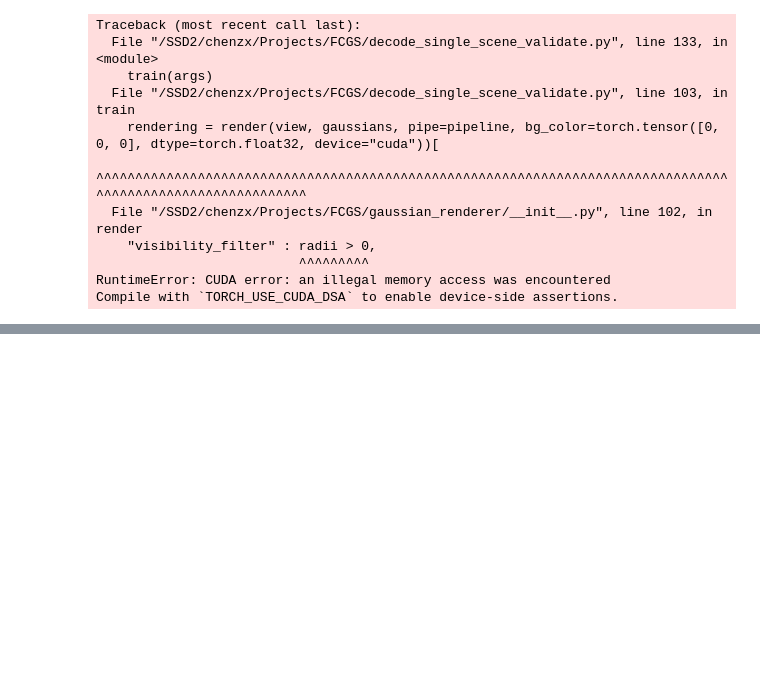
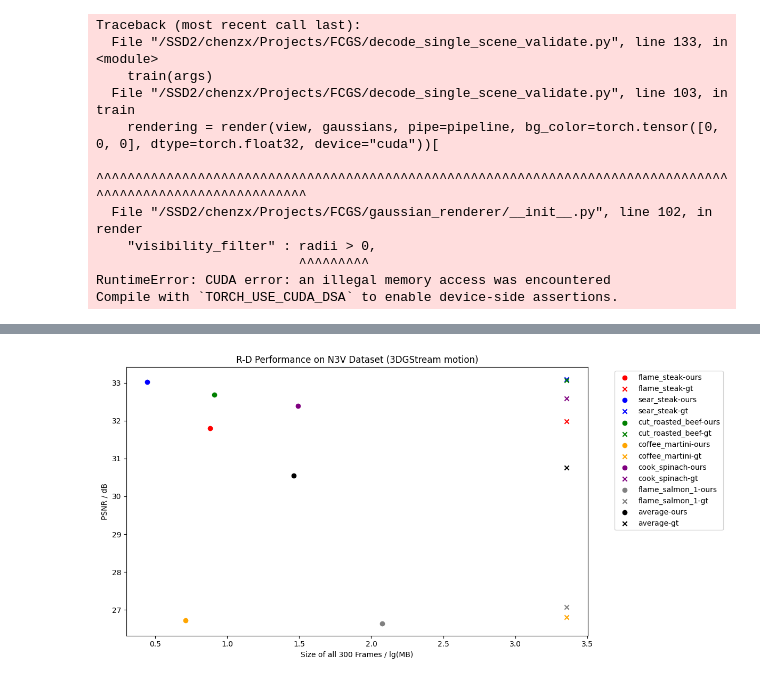
Before and after one commit to Mr-Zwkid/D-FCGS, a Jupyter notebook: myShot_FCGS.ipynb, the cells around one changed output, grey strips where cells are left out. Saved outputs shown, nothing was run; the diff lists cells and outputs as text; code cells hidden in the pictures; blank space fills up the shorter version.

```diff
--- a/myShot_FCGS.ipynb
+++ b/myShot_FCGS.ipynb
@@ -105,0 +139,13 @@ EntropyFactorizedMotion._factor.2 torch.Size([64, 3, 1])
+# %%
+import os
+import json
+
+scene = 'flame_steak'
+# scene = 'flame_salmon_1'
+for frame in range(1, 200):
+    path = f'3DGStream-Res/dynerf/{scene}/frame{frame:06d}/size.json'
+    with open(path, 'r') as f:
+        size = json.load(f)
+        prior_size = size['bits_prior_motion']
+        if prior_size > 1:
+            print(frame, prior_size)
@@ -105,0 +532,82 @@ EntropyFactorizedMotion._factor.2 torch.Size([64, 3, 1])
+# %%
+import os
+import json
+import matplotlib.pyplot as plt
+import numpy as np
+import pandas as pd
+
+# scene_list = ['sear_steak-5', 'flame_salmon_1-3', 'cut_roasted_beef-8', 'coffee_martini-4', 'flame_steak-4', 'cook_spinach-3']
+# lambda_size = 1e-2
+
+frame_start = 1
+frame_end = 300
+
+all_res = {}
+
+def get_all_data_of_all_scenes_at_lambda(lambda_size=1e-2):
+    for scene in ['flame_steak-4','sear_steak-5' , 'cut_roasted_beef-8', 'coffee_martini-4', 'cook_spinach-3', 'flame_salmon_1-3']:
+        motion_size_list = []
+        prior_size_list = []
+        total_size_list = []
+        psnr_list = []
+        size_gt_list = [7.6]*(frame_end-frame_start)
+        psnr_gt_list = []
+        frame_list = list(range(frame_start, frame_end))
+
+        for frame in range(frame_start, frame_end):
+            path_size = f'3DGStream-Res/dynerf/{scene.split("-")[0]}-{lambda_size}-joint/frame{frame:06d}/size.json'
+            with open(path_size, 'r') as f:
+                size = json.load(f)
+                motion_size = size['bits_motion']
+                prior_size = size['bits_prior_motion']
+                total_size = motion_size + prior_size
+                motion_size_list.append(motion_size)
+                prior_size_list.append(prior_size)
+                total_size_list.append(total_size)
+
+            path_psnr = f'3DGStream-Res/dynerf/{scene.split("-")[0]}-{lambda_size}-joint/frame{frame:06d}/rendering_info.json'
+            with open(path_psnr, 'r') as f:
+                psnr = json.load(f)
+                psnr = psnr['average']['PSNR']
+                psnr_list.append(psnr)
+
+            gt_path = f'output_gt/{scene}/frame{frame:06d}/results.json'
+            with open(gt_path, 'r') as f:
+                gt = json.load(f)
+                psnr_gt = gt['stage1/psnr_0']
+                psnr_gt_list.append(psnr_gt)
+
+        df = pd.DataFrame({'frame': frame_list, 'motion_size': motion_size_list, 'prior_size': prior_size_list, 'total_size': total_size_list, 'size_gt': size_gt_list, 'psnr': psnr_list, 'psnr_gt': psnr_gt_list})
+        avg = df.mean()
+        all_res[scene] = avg
+    all_res['average'] = pd.DataFrame(all_res).mean(axis=1)
+    return all_res
+
+all_res_2 = get_all_data_of_all_scenes_at_lambda(lambda_size=1e-2)
+# all_res_3 = get_all_data_of_all_scenes_at_lambda(lambda_size=1e-3)
+# all_res_4 = get_all_data_of_all_scenes_at_lambda(lambda_size=1e-4)
+df_all = pd.DataFrame(all_res_2)
+df_all = df_all.drop('frame')
+display(df_all)
+# df_all_3 = pd.DataFrame(all_res_3)
+# display(df_all_3)
+# df_all_4 = pd.DataFrame(all_res_4)
+# display(df_all_4)
+
+
+# 以size为横坐标，psnr为纵坐标，画散点图，相同场景的两个点颜色相同
+plt.figure(figsize=(12, 6))  # Make figure wider to accommodate legend
+colors = ['red', 'blue', 'green', 'orange', 'purple', 'gray']
+for i, scene in enumerate(['flame_steak-4','sear_steak-5' , 'cut_roasted_beef-8', 'coffee_martini-4', 'cook_spinach-3', 'flame_salmon_1-3']):
+    plt.scatter(np.log10(all_res_2[scene]['total_size']*300), all_res_2[scene]['psnr'], label=scene.split('-')[0] +'-ours', color=colors[i])
+    plt.scatter(np.log10(all_res_2[scene]['size_gt']*300), all_res_2[scene]['psnr_gt'], label=scene.split('-')[0] +'-gt', marker='x', color=colors[i])
+
+plt.scatter(np.log10(all_res_2['average']['total_size']*300), all_res_2['average']['psnr'], label='average-ours', color='black')
+plt.scatter(np.log10(all_res_2['average']['size_gt']*300), all_res_2['average']['psnr_gt'], label='average-gt', marker='x', color='black')
+plt.xlabel('Size of all 300 Frames / lg(MB)')
+plt.ylabel('PSNR / dB')
+plt.title('R-D Performance on N3V Dataset (3DGStream motion)')
+plt.legend(bbox_to_anchor=(1.05, 1), loc='upper left')
+plt.tight_layout()  # Adjust layout to prevent legend cutoff
+plt.show()
+# %% [output]
@@ -105,0 +621 @@ EntropyFactorizedMotion._factor.2 torch.Size([64, 3, 1])
+[figure, added]
```
Also changed, not shown: parts of 10 cells of this notebook, 18 other files.
